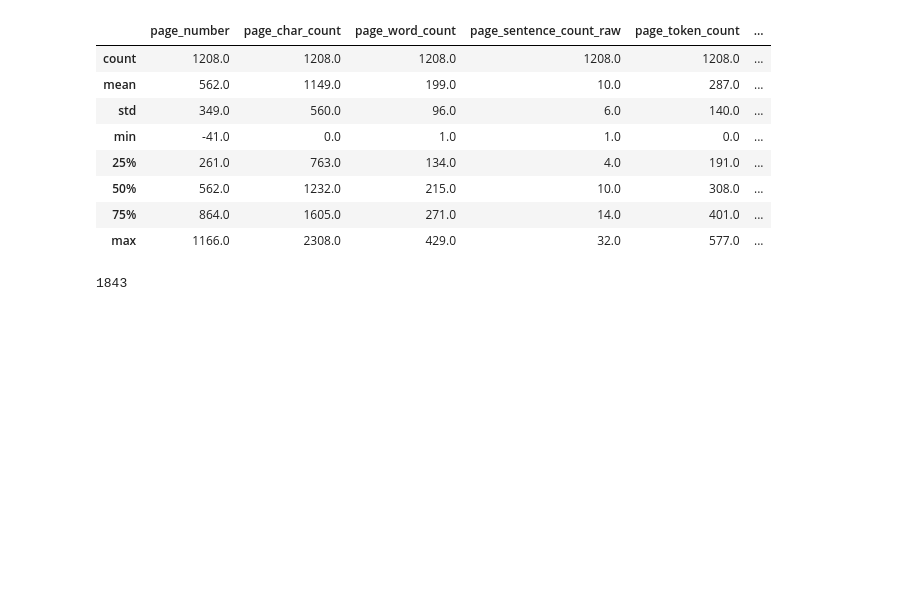
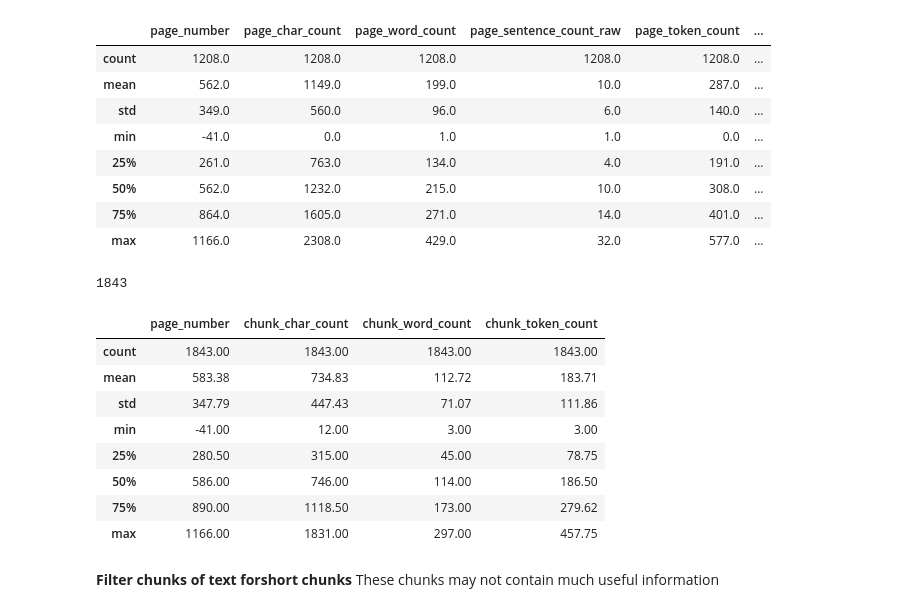
Before and after one commit to DMGamage/RAG_Application, a Jupyter notebook: Rag.ipynb, the cells around one changed output. Saved outputs shown, nothing was run; the diff lists cells and outputs as text; code cells hidden in the pictures; blank space fills up the shorter version.

```diff
--- a/Rag.ipynb
+++ b/Rag.ipynb
@@ -262,3 +258,19 @@ for item in tqdm(pages_and_texts):
 len(pages_and_chunks)
 # %% [output]
 1843
+# %%
+df = pd.DataFrame(pages_and_chunks)
+df.describe().round(2)
+# %% [output]
+|  | page_number | chunk_char_count | chunk_word_count | chunk_token_count |
+| count | 1843.00 | 1843.00 | 1843.00 | 1843.00 |
+| mean | 583.38 | 734.83 | 112.72 | 183.71 |
+| std | 347.79 | 447.43 | 71.07 | 111.86 |
+| min | -41.00 | 12.00 | 3.00 | 3.00 |
+| 25% | 280.50 | 315.00 | 45.00 | 78.75 |
+| 50% | 586.00 | 746.00 | 114.00 | 186.50 |
+| 75% | 890.00 | 1118.50 | 173.00 | 279.62 |
+| max | 1166.00 | 1831.00 | 297.00 | 457.75 |
+# %% [markdown]
+**Filter chunks of text forshort chunks**
+These chunks may not contain much useful information
```
Also changed, not shown: parts of 3 cells of this notebook.
